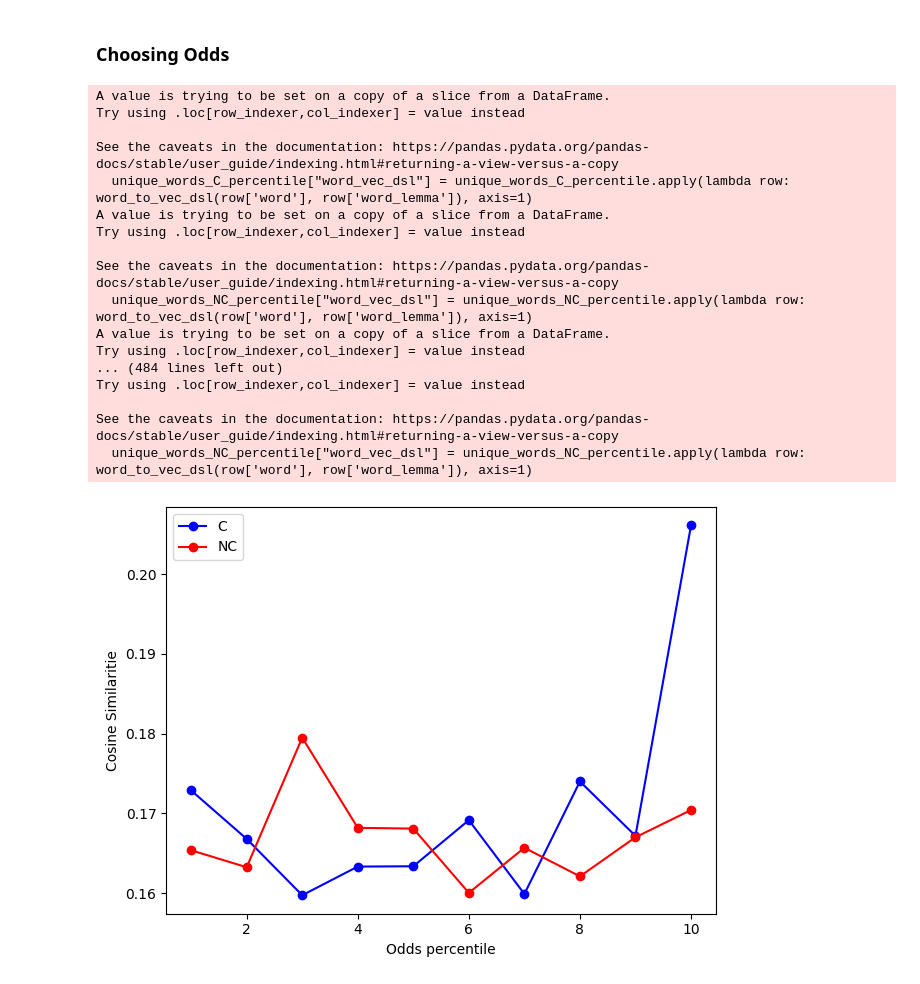
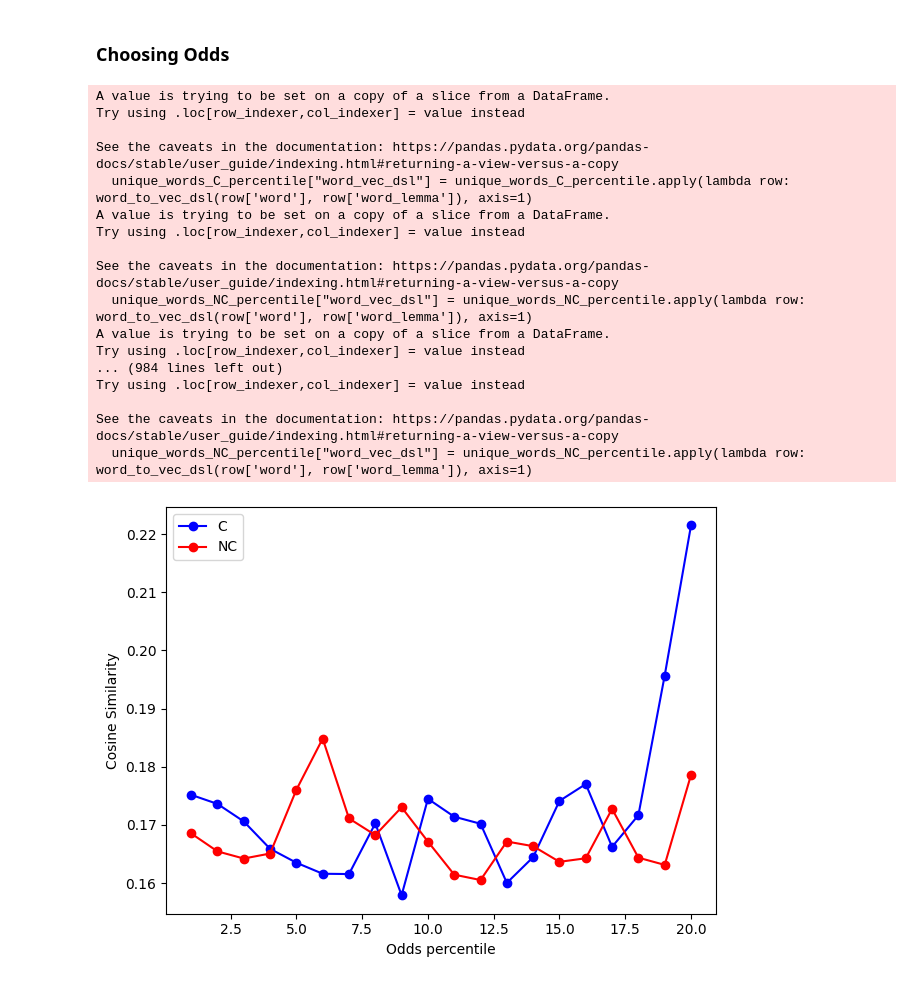
Before and after one commit to affo98/DIW, a Jupyter notebook: folketinget/pseudo_labels.ipynb, the cells around one changed output. Saved outputs shown, nothing was run; the diff lists cells and outputs as text; code cells hidden in the pictures.

```diff
--- a/folketinget/pseudo_labels.ipynb
+++ b/folketinget/pseudo_labels.ipynb
@@ -231,3 +266,15 @@ def map_rank_to_bin(df, column):
+# %%
+def map_rank_to_bin(df, column):
+    num_bins = 20
+    le = int(len(df) / num_bins)
+    column = int(column)
+
+    for i in range(1, num_bins + 1):
+        if (column > (i - 1) * le) and (column <= i * le):
+            return i
+
+    # If column is greater than the maximum rank, assign it to the last bin
+    return num_bins
 # %%
 unique_words_above_1_C = unique_words[unique_words['odds_C'] > 1]
 unique_words_above_1_C['rank'] = unique_words_above_1_C['odds_C'].rank(method='first')
@@ -290,11 +337,13 @@ See the caveats in the documentation: https://pandas.pydata.org/pandas-docs/stab
 # import pickle
 # with open("word_dict.pkl", "wb") as file:
 #     pickle.dump(word_dict, file)
+# %%
+word_lemma_df = pd.read_csv('data_additional/words_lemma_df.csv')
 # %% [markdown]
 ## Adding DSL word-to-vec, choosing Odds, k-means, and cosine similarities
 # %%
 from gensim.models import KeyedVectors
-MODEL_FILE = '~/dsl_skipgram_2020_m5_f500_epoch2_w5.model.w2v.bin'
+MODEL_FILE = '~/Desktop/dsl_skipgram_2020_m5_f500_epoch2_w5.model.w2v.bin'
 model = KeyedVectors.load_word2vec_format(MODEL_FILE, binary=True)
 # %%
 def word_to_vec_dsl(word, word_lemma):
@@ -375,7 +424,7 @@ df = pd.DataFrame(columns=['percentile', 'perplexity', 'prop_c_not_in_group_c',
 
 # generate different dataframes with different odds
 for perplexity in [3,5,10,20,50]:
-    for percentile in [1,2,3,4,5,6,7,8,9,10]:
+    for percentile in [1,2,3,4,5,6,7,8,9,10,11,12,13,14,15,16,17,18,19,20]:
         data = choose_odds_percentiles(percentile)
 
         data = k_means(data, 'tsne', 2, perplex=perplexity)
@@ -410,7 +459,7 @@ See the caveats in the documentation: https://pandas.pydata.org/pandas-docs/stab
   unique_words_NC_percentile["word_vec_dsl"] = unique_words_NC_percentile.apply(lambda row: word_to_vec_dsl(row['word'], row['word_lemma']), axis=1)
 A value is trying to be set on a copy of a slice from a DataFrame.
 Try using .loc[row_indexer,col_indexer] = value instead
-... (484 lines left out)
+... (984 lines left out)
 Try using .loc[row_indexer,col_indexer] = value instead
 
 See the caveats in the documentation: https://pandas.pydata.org/pandas-docs/stable/user_guide/indexing.html#returning-a-view-versus-a-copy
@@ -418,15 +467,15 @@ See the caveats in the documentation: https://pandas.pydata.org/pandas-docs/stab
 # %%
 df_perplex_3 = df[df['perplexity']==3]
 
 plt.plot(df_perplex_3['percentile'], df_perplex_3['cosine_similarities_C'], marker='o', label='C', color = 'blue')
 plt.plot(df_perplex_3['percentile'], df_perplex_3['cosine_similarities_NC'], marker='o', label='NC', color='red')
 plt.legend()
 
 plt.xlabel('Odds percentile')
-plt.ylabel('Cosine Similaritie')
+plt.ylabel('Cosine Similarity')
 plt.tight_layout()
 # %% [output]
-[figure, old version]
+[figure, new version]
 # %%
 perplexities = df['perplexity'].unique()
 fig, axes = plt.subplots(nrows=len(perplexities), ncols=1, figsize=(8, 6 * len(perplexities)))
```
Also changed, not shown: parts of 28 cells of this notebook, 6 other files.
